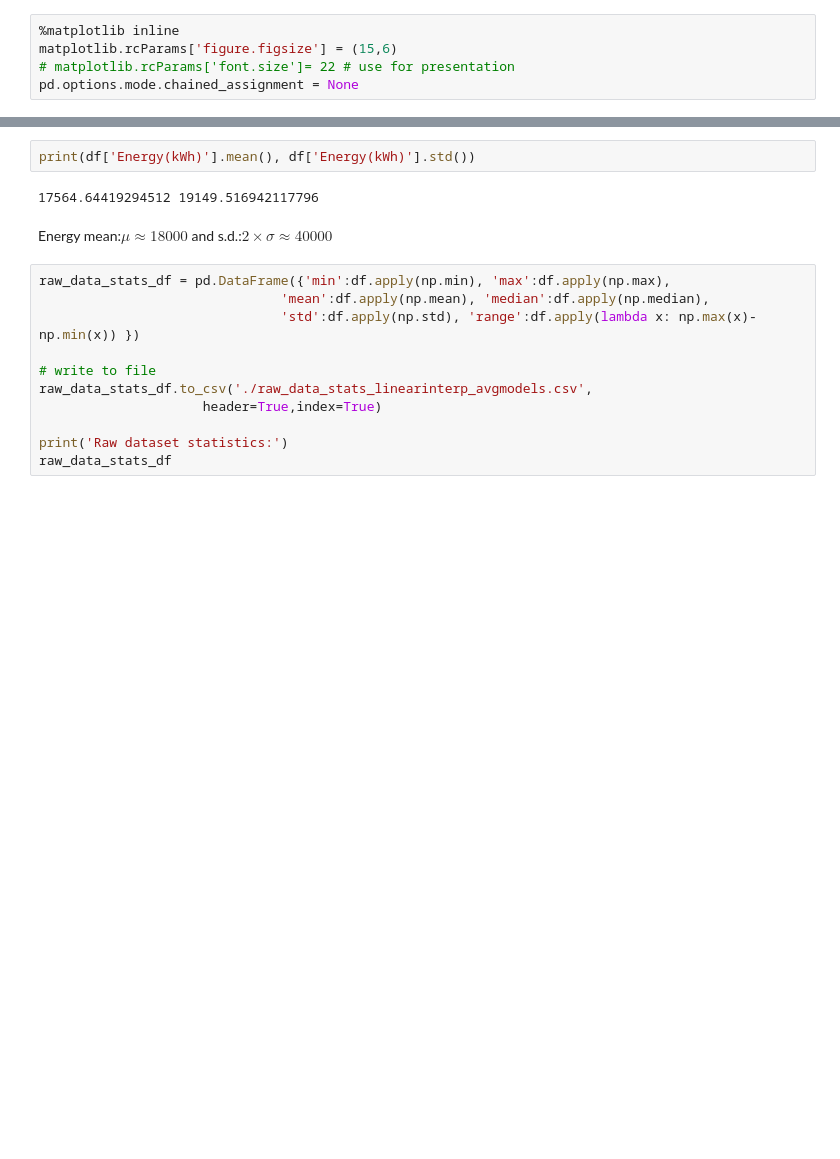
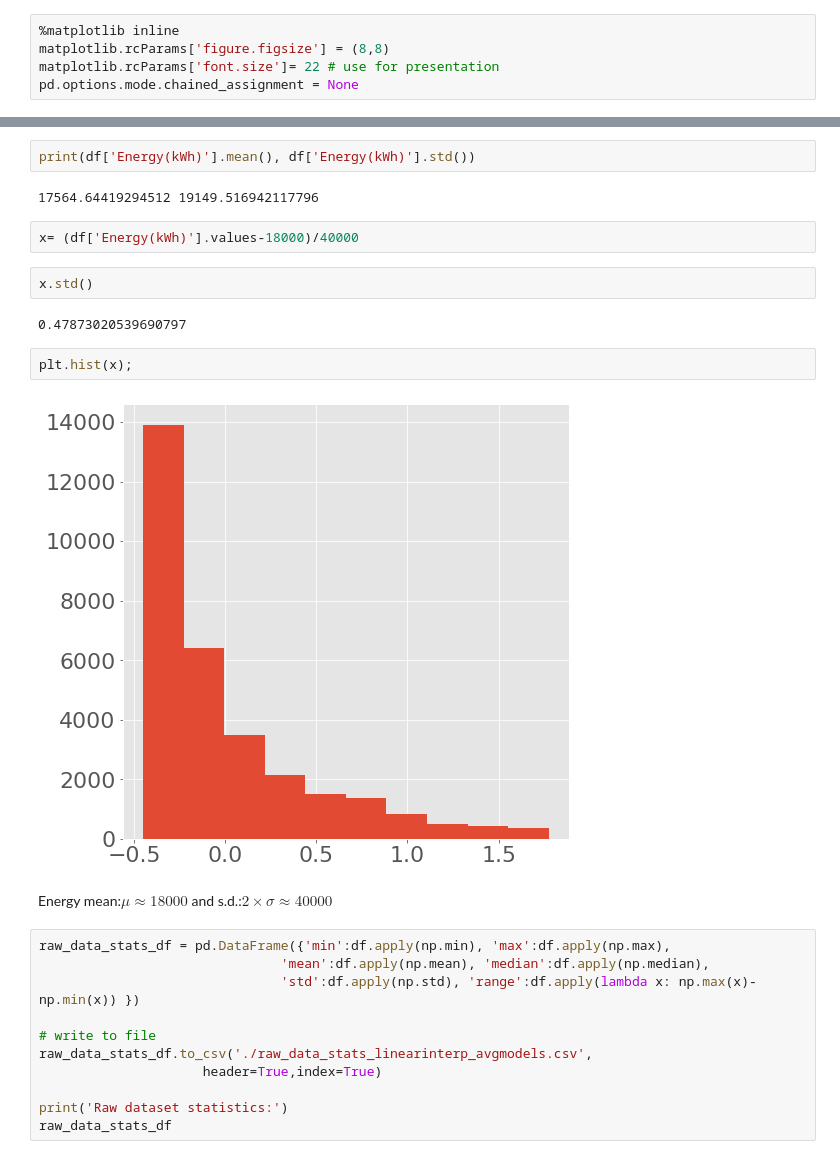
Before and after one commit to mshagirov/datathon2020, a Jupyter notebook: P003/0_normalize_linearinterp_avgmodels.ipynb, the cells around one changed output, grey strips where cells are left out. Drawn from its saved outputs; the diff is of its cells as text; blank space fills up the shorter version.

```diff
--- a/P003/0_normalize_linearinterp_avgmodels.ipynb
+++ b/P003/0_normalize_linearinterp_avgmodels.ipynb
@@ -48,8 +48,8 @@ plt.style.use('ggplot')
 from matplotlib.pyplot import figure
 # %%
 %matplotlib inline
-matplotlib.rcParams['figure.figsize'] = (15,6)
-# matplotlib.rcParams['font.size']= 22 # use for presentation
+matplotlib.rcParams['figure.figsize'] = (8,8)
+matplotlib.rcParams['font.size']= 22 # use for presentation
 pd.options.mode.chained_assignment = None
 # %%
 from src import datautils
@@ -117,6 +121,16 @@ Name: 2020-07-16 05:00:00, dtype: float64
 print(df['Energy(kWh)'].mean(), df['Energy(kWh)'].std())
 # %% [output]
 17564.64419294512 19149.516942117796
+# %%
+x= (df['Energy(kWh)'].values-18000)/40000
+# %%
+x.std()
+# %% [output]
+0.47873020539690797
+# %%
+plt.hist(x);
+# %% [output]
+[figure, added]
 # %% [markdown]
 Energy mean:$\mu\approx18000$ and s.d.:$2\times\sigma\approx40000$
 # %%
```
Also changed, not shown: parts of 2 cells of this notebook, 44 other files.
